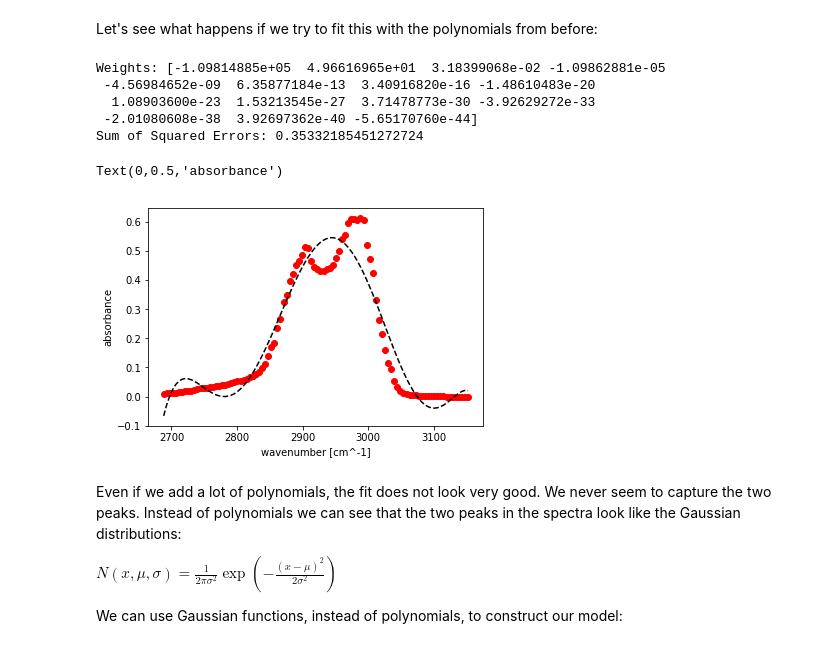
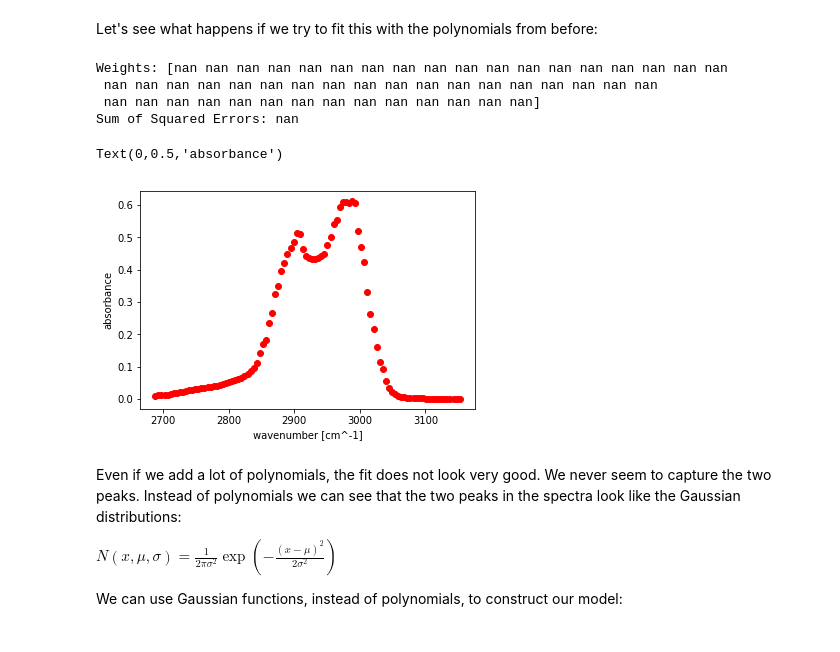
Before and after one commit to medford-group/data_analytics_ChE, a Jupyter notebook: 1-numerical_methods/lecture-linear_regression.ipynb, the cells around one changed output. Cells and saved outputs as stored; diff of their text form; code cells hidden in the pictures.

```diff
--- a/1-numerical_methods/lecture-linear_regression.ipynb
+++ b/1-numerical_methods/lecture-linear_regression.ipynb
@@ -348,32 +345,31 @@ Text(0,0.5,'absorbance')
 # %% [markdown]
 Let's see what happens if we try to fit this with the polynomials from before:
 # %%
-m = 15
+m = 50
 
 x_peak = x_peak.reshape(-1, 1) #create a column vector
 X_vdm = vandermonde(x_peak, m) #generate Vandermonde matrix
 b_m = np.dot(X_vdm.T, y_peak) #generate b vector with new features
 A_m = np.dot(X_vdm.T, X_vdm) #generate A matrix with new features
 w_m = np.linalg.solve(A_m, b_m) #solve Ax=b with new features
 print('Weights: {}'.format(w_m))
 
 yhat_m = np.dot(X_vdm, w_m) #compute predictions
 SSE_m = np.sum((y_peak - yhat_m)**2) #compute sum of squared errors
 print('Sum of Squared Errors: {}'.format(SSE_m))
 
 fig, ax = plt.subplots()
 ax.plot(x_peak, y_peak, 'or')
 ax.plot(x_peak, yhat_m, '--k')
 ax.set_xlabel('wavenumber [cm^-1]')
 ax.set_ylabel('absorbance')
 # %% [output]
-Weights: [-1.09814885e+05  4.96616965e+01  3.18399068e-02 -1.09862881e-05
- -4.56984652e-09  6.35877184e-13  3.40916820e-16 -1.48610483e-20
-  1.08903600e-23  1.53213545e-27  3.71478773e-30 -3.92629272e-33
- -2.01080608e-38  3.92697362e-40 -5.65170760e-44]
-Sum of Squared Errors: 0.35332185451272724
+Weights: [nan nan nan nan nan nan nan nan nan nan nan nan nan nan nan nan nan nan
+ nan nan nan nan nan nan nan nan nan nan nan nan nan nan nan nan nan nan
+ nan nan nan nan nan nan nan nan nan nan nan nan nan nan]
+Sum of Squared Errors: nan
 Text(0,0.5,'absorbance')
-[figure, old version]
+[figure, new version]
 # %% [markdown]
 Even if we add a lot of polynomials, the fit does not look very good. We never seem to capture the two peaks. Instead of polynomials we can see that the two peaks in the spectra look like the Gaussian distributions:
 
```
Also changed, not shown: parts of 14 cells of this notebook, 1 other file.
